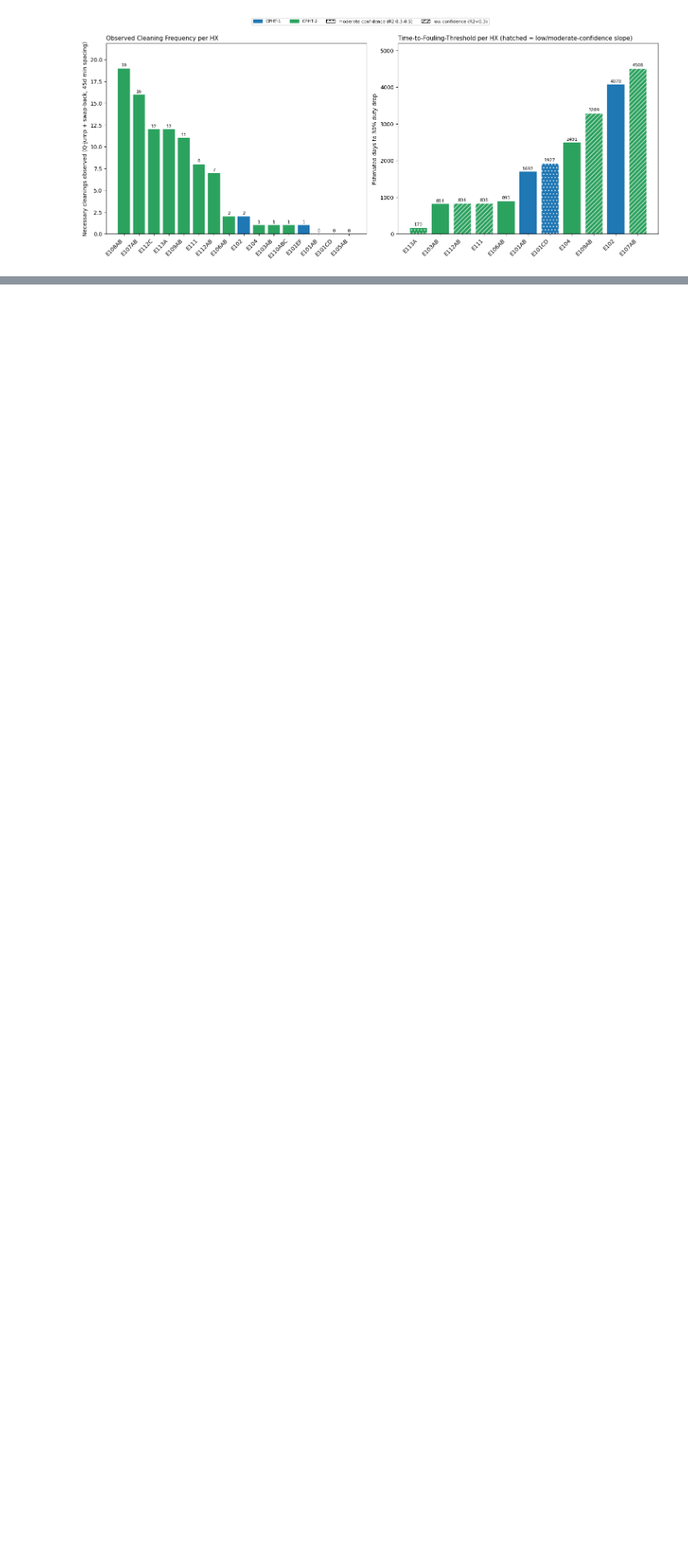
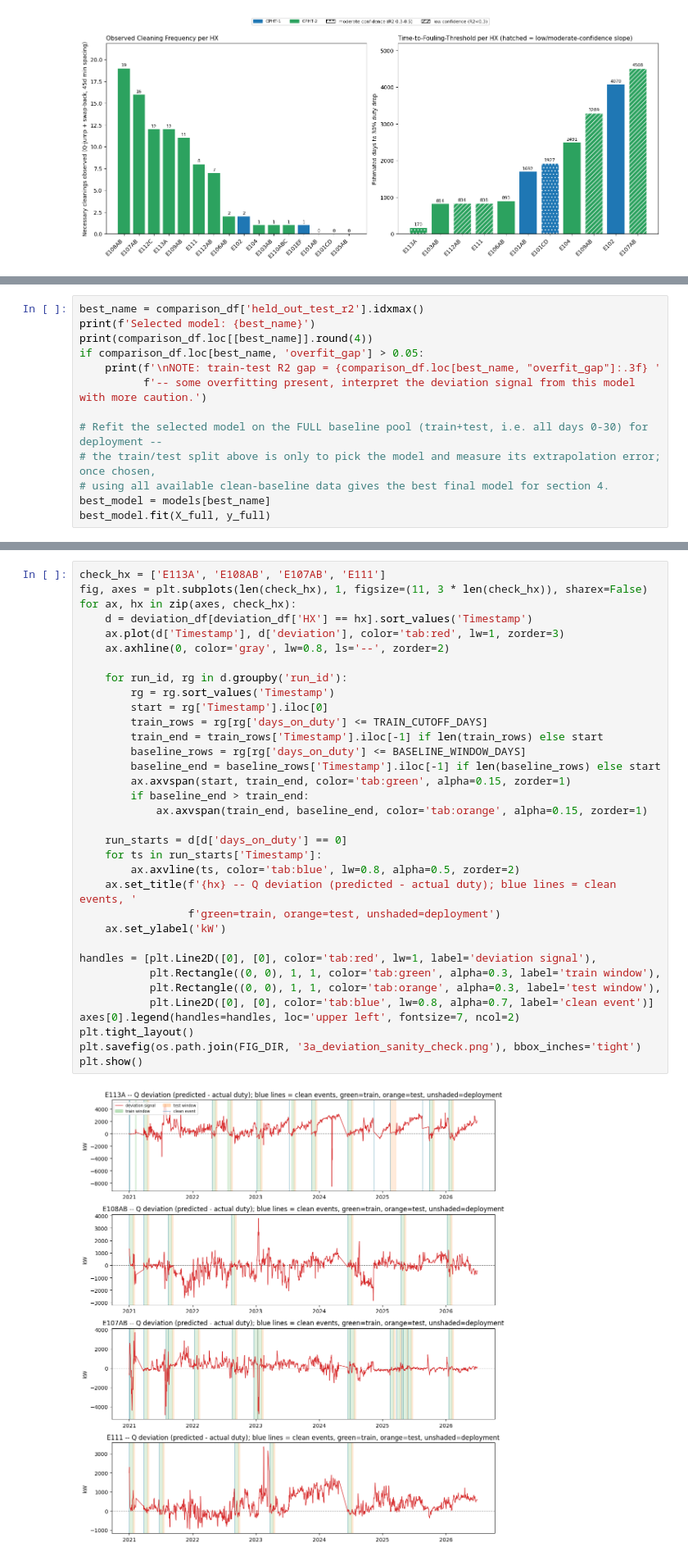
Before and after one commit to Yalika200946/Process-Intern, a Jupyter notebook: notebooks/production/04_fouling_cit_impact_forecast.ipynb, the cells around one changed output, grey strips where cells are left out. Shown at 82% size. Saved outputs shown, nothing was run; the diff lists cells and outputs as text; blank space fills up the shorter version.

```diff
--- a/notebooks/production/09_cit_furnace_impact.ipynb
+++ b/notebooks/production/04_fouling_cit_impact_forecast.ipynb
@@ -617,0 +993,13 @@ plt.show()
+# %%
+best_name = comparison_df['held_out_test_r2'].idxmax()
+print(f'Selected model: {best_name}')
+print(comparison_df.loc[[best_name]].round(4))
+if comparison_df.loc[best_name, 'overfit_gap'] > 0.05:
+    print(f'\nNOTE: train-test R2 gap = {comparison_df.loc[best_name, "overfit_gap"]:.3f} '
+          f'-- some overfitting present, interpret the deviation signal from this model with more caution.')
+
+# Refit the selected model on the FULL baseline pool (train+test, i.e. all days 0-30) for deployment --
+# the train/test split above is only to pick the model and measure its extrapolation error; once chosen,
+# using all available clean-baseline data gives the best final model for section 4.
+best_model = models[best_name]
+best_model.fit(X_full, y_full)
@@ -617,0 +1083,36 @@ plt.show()
+# %%
+check_hx = ['E113A', 'E108AB', 'E107AB', 'E111']
+fig, axes = plt.subplots(len(check_hx), 1, figsize=(11, 3 * len(check_hx)), sharex=False)
+for ax, hx in zip(axes, check_hx):
+    d = deviation_df[deviation_df['HX'] == hx].sort_values('Timestamp')
+    ax.plot(d['Timestamp'], d['deviation'], color='tab:red', lw=1, zorder=3)
+    ax.axhline(0, color='gray', lw=0.8, ls='--', zorder=2)
+
+    for run_id, rg in d.groupby('run_id'):
+        rg = rg.sort_values('Timestamp')
+        start = rg['Timestamp'].iloc[0]
+        train_rows = rg[rg['days_on_duty'] <= TRAIN_CUTOFF_DAYS]
+        train_end = train_rows['Timestamp'].iloc[-1] if len(train_rows) else start
+        baseline_rows = rg[rg['days_on_duty'] <= BASELINE_WINDOW_DAYS]
+        baseline_end = baseline_rows['Timestamp'].iloc[-1] if len(baseline_rows) else start
+        ax.axvspan(start, train_end, color='tab:green', alpha=0.15, zorder=1)
+        if baseline_end > train_end:
+            ax.axvspan(train_end, baseline_end, color='tab:orange', alpha=0.15, zorder=1)
+
+    run_starts = d[d['days_on_duty'] == 0]
+    for ts in run_starts['Timestamp']:
+        ax.axvline(ts, color='tab:blue', lw=0.8, alpha=0.5, zorder=2)
+    ax.set_title(f'{hx} -- Q deviation (predicted - actual duty); blue lines = clean events, '
+                 f'green=train, orange=test, unshaded=deployment')
+    ax.set_ylabel('kW')
+
+handles = [plt.Line2D([0], [0], color='tab:red', lw=1, label='deviation signal'),
+           plt.Rectangle((0, 0), 1, 1, color='tab:green', alpha=0.3, label='train window'),
+           plt.Rectangle((0, 0), 1, 1, color='tab:orange', alpha=0.3, label='test window'),
+           plt.Line2D([0], [0], color='tab:blue', lw=0.8, alpha=0.7, label='clean event')]
+axes[0].legend(handles=handles, loc='upper left', fontsize=7, ncol=2)
+plt.tight_layout()
+plt.savefig(os.path.join(FIG_DIR, '3a_deviation_sanity_check.png'), bbox_inches='tight')
+plt.show()
+# %% [output]
+[figure, added]
```
Also changed, not shown: parts of 37 cells of this notebook, 10 other files.
